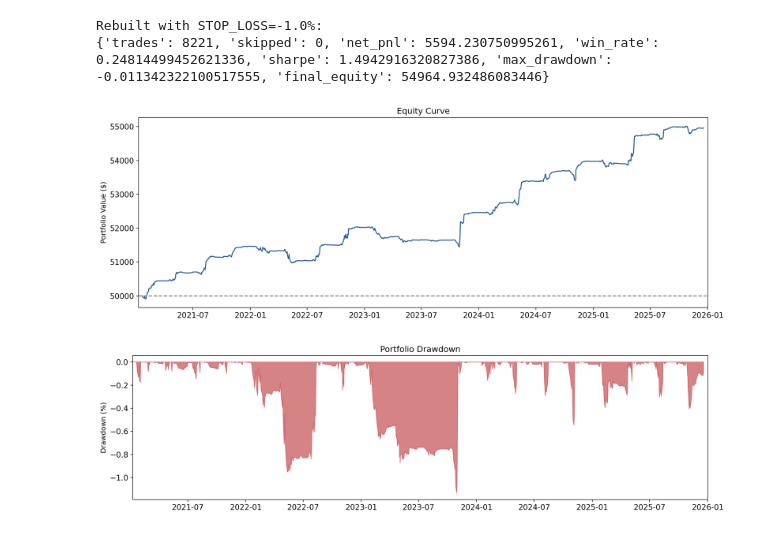
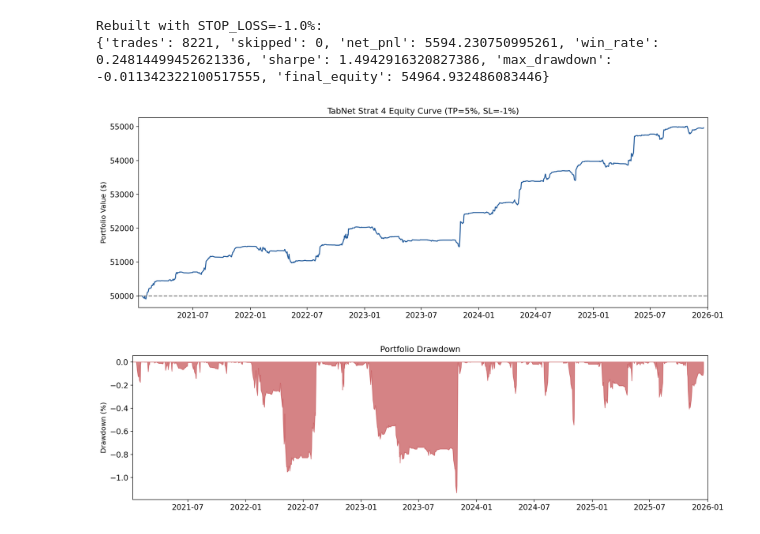
Before and after one commit to Richard-X46/Post-Earnings-Forecast, a Jupyter notebook: src/modeling/tabnet/TABNET_STRAT_4.ipynb, the cells around one changed output. Saved outputs shown, nothing was run; the diff lists cells and outputs as text; code cells hidden in the pictures.

```diff
--- a/src/modeling/tabnet/TABNET_STRAT_4.ipynb
+++ b/src/modeling/tabnet/TABNET_STRAT_4.ipynb
@@ -1283,9 +1283,9 @@ activity = daily.select('date').unique().sort('date').join(entry_counts, on='dat
 PLOT_START = trades['entry_date'].min()
 PLOT_END = trades['exit_date'].max()
 # %%
-plt.figure(figsize=(14, 5)); plt.plot(equity['exit_date'], equity['equity'], color='#245c9c'); plt.axhline(INITIAL_CAPITAL, color='gray', ls='--'); plt.xlim(PLOT_START, PLOT_END); plt.title('Equity Curve'); plt.ylabel('Portfolio Value ($)'); plt.tight_layout(); plt.show()
+plt.figure(figsize=(14, 5)); plt.plot(equity['exit_date'], equity['equity'], color='#245c9c'); plt.axhline(INITIAL_CAPITAL, color='gray', ls='--'); plt.xlim(PLOT_START, PLOT_END); plt.title(f'TabNet Strat 4 Equity Curve (TP={TAKE_PROFIT:.0%}, SL={STOP_LOSS:.0%})'); plt.ylabel('Portfolio Value ($)'); plt.tight_layout(); plt.show()
 # %% [output]
-[figure, old version]
+[figure, new version]
 # %%
 plt.figure(figsize=(14, 4)); plt.fill_between(equity['exit_date'].to_list(), equity['drawdown'].to_numpy() * 100, 0, color='#c44e52', alpha=.7); plt.xlim(PLOT_START, PLOT_END); plt.title('Portfolio Drawdown'); plt.ylabel('Drawdown (%)'); plt.tight_layout(); plt.show()
 # %% [output]
```
Also changed, not shown: parts of 3 cells of this notebook, 37 other files.
